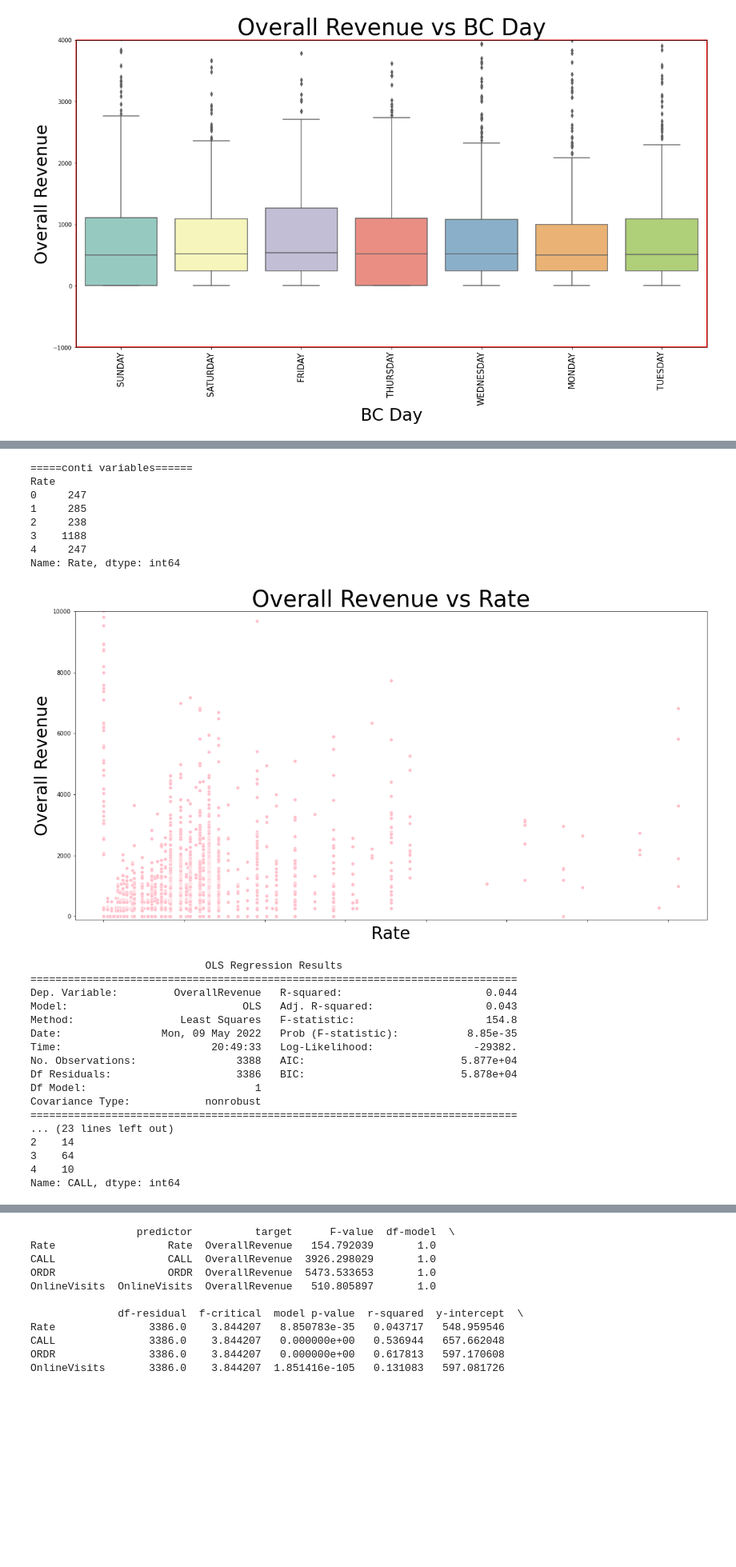
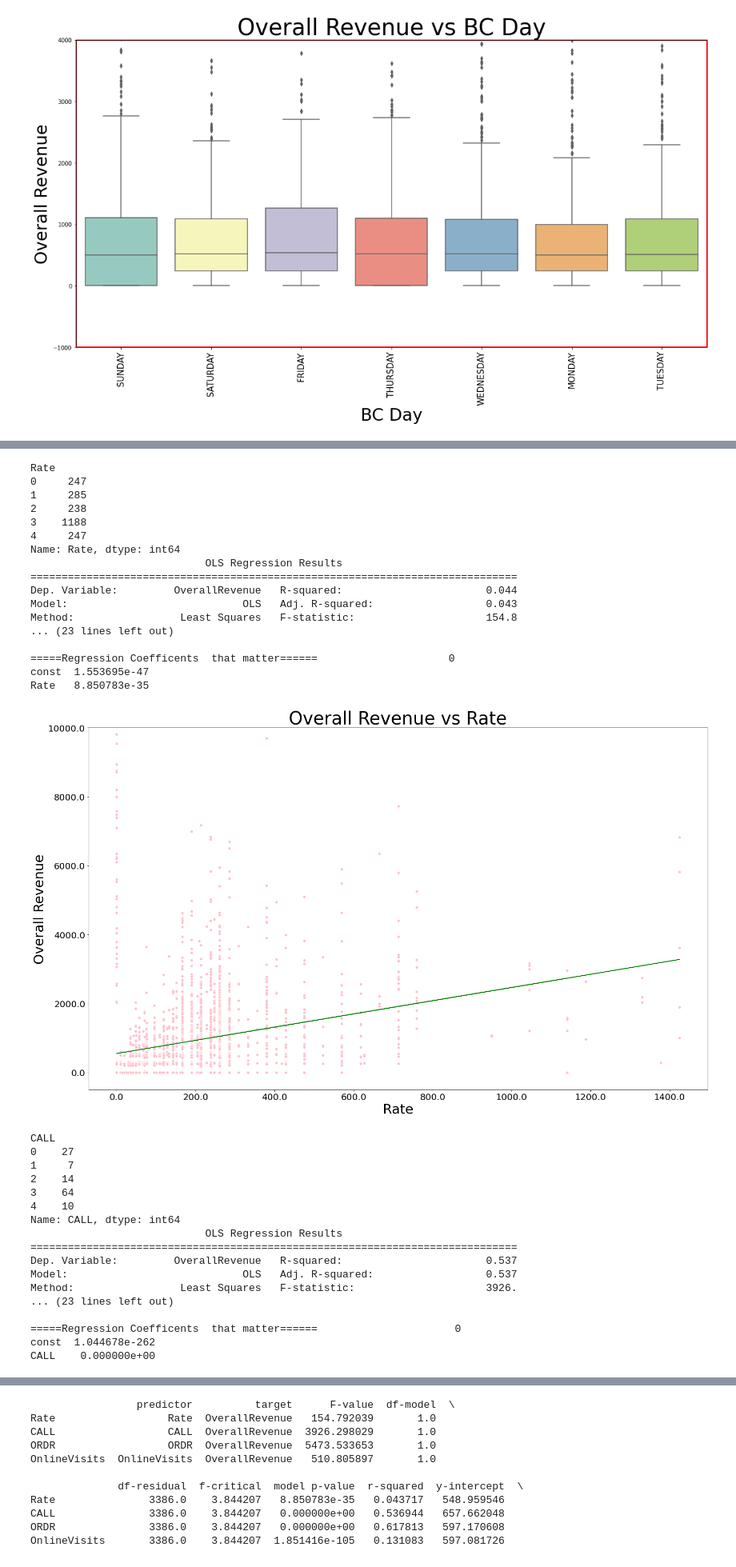
Before and after one commit to sjosephnyc1987/public_ipython_Notebooks, a Jupyter notebook: Gazelle_Glider_Analysis.ipynb, the cells around one changed output, grey strips where cells are left out. Shown at 80% size. Cells and saved outputs as stored; diff of their text form; code cells hidden in the pictures; blank space fills up the shorter version.

```diff
--- a/Gazelle_Glider_Analysis.ipynb
+++ b/Gazelle_Glider_Analysis.ipynb
@@ -48,28 +50,11 @@ sdsdacasda
 # %%
-#----continueous varaibles regression
-
-print("\n=====conti variables======  ")
-
 for key,value in continueous.items():
     print(value)
     print(df2[value].head())
 
-    plt.figure(figsize = (20,10))
-    #sns.color_palette("mako")
-    ax3 = sns.scatterplot(x=df2[value], y=df2["OverallRevenue"], data=df2, color = key)
-    strTitle = "Overall Revenue vs " +  value
-    ax3.set_title(strTitle ,fontsize = 40)
-    ax3.set_xlabel(value,fontsize=30)
-    ax3.set_ylabel("Overall Revenue",fontsize=30)
-    ax3.set_ylim(-100, 10000)
-    ax3.set_xticklabels(ax3.get_xticklabels(),rotation = 90,fontsize =15)
-    plt.show()
-
     #-------------- REGRESSION ---------------------
 
     X1 = df2[value]
-
-    #X1 = pd.to_datetime(df2["Time"])
 
     Y = df2["OverallRevenue"]
 
@@ -91,49 +76,80 @@ for key,value in continueous.items():
 
     if (fvalue2 > f_critical2):
         print("\n\nwoohoo !! reject null hypothsis ! let's keep truckin !!!")
     else:
          print("!!!!!! DEATH !!!!!!!")
 
 
     #lets' find the p-values that matter
     pvdataframe2 = pd.DataFrame(results2.pvalues)
     pvdataframe2 = pvdataframe2[pvdataframe2[0] < 0.05]
     print("\n=====Regression Coefficents  that matter======  ", pvdataframe2)
 
     #------standard error from the model
     std_error_model = np.sqrt(results2.scale)
 
 
     #updating the regression results dataframe
 
     regression_results.loc[value] = [value,"OverallRevenue",fvalue2,dfn_value2,dfd_value2 ,
                                      f_critical2, results2.f_pvalue, results2.rsquared,
                                      results2.params[0] ,results2.params[1], results2.pvalues[0]
                                      ,results2.pvalues[1], std_error_model]
+
+    intercept = results2.params[0]
+    slope = results2.params[1]
+
+    y_predicted = intercept + (slope * X1)
+
+
+    plt.figure(figsize = (25,15))
+    #sns.color_palette("mako")
+    ax3 = sns.scatterplot(x=df2[value], y=df2["OverallRevenue"], data=df2, color = key)
+    strTitle = "Overall Revenue vs " +  value
+    ax3.set_title(strTitle ,fontsize = 40)
+    ax3.set_xlabel(value,fontsize=30)
+    ax3.set_ylabel("Overall Revenue",fontsize=30)
+    ax3.set_ylim(-500, 10000)
+    xlabels = ax3.get_xticks().tolist()
+    ylabels = ax3.get_yticks().tolist()
+    ax3.set_xticklabels(xlabels,fontsize =20)
+    ax3.set_yticklabels(ylabels,fontsize =20)
+    ax3.plot(X1,y_predicted, color="green",label = "fitted line")
+
+    plt.show()
 # %% [output]
-=====conti variables======
 Rate
 0     247
 1     285
 2     238
 3    1188
 4     247
 Name: Rate, dtype: int64
+                            OLS Regression Results
+==============================================================================
+Dep. Variable:         OverallRevenue   R-squared:                       0.044
+Model:                            OLS   Adj. R-squared:                  0.043
+Method:                 Least Squares   F-statistic:                     154.8
+... (23 lines left out)
+
+=====Regression Coefficents  that matter======                     0
+const  1.553695e-47
+Rate   8.850783e-35
-[figure, old version]
+[figure, new version]
-                            OLS Regression Results
-==============================================================================
-Dep. Variable:         OverallRevenue   R-squared:                       0.044
-Model:                            OLS   Adj. R-squared:                  0.043
-Method:                 Least Squares   F-statistic:                     154.8
-Date:                Mon, 09 May 2022   Prob (F-statistic):           8.85e-35
-Time:                        20:49:33   Log-Likelihood:                -29382.
-No. Observations:                3388   AIC:                         5.877e+04
-Df Residuals:                    3386   BIC:                         5.878e+04
-Df Model:                           1
-Covariance Type:            nonrobust
-==============================================================================
-... (23 lines left out)
+CALL
+0    27
+1     7
 2    14
 3    64
 4    10
 Name: CALL, dtype: int64
+                            OLS Regression Results
+==============================================================================
+Dep. Variable:         OverallRevenue   R-squared:                       0.537
+Model:                            OLS   Adj. R-squared:                  0.537
+Method:                 Least Squares   F-statistic:                     3926.
+... (23 lines left out)
+
+=====Regression Coefficents  that matter======                      0
+const  1.044678e-262
+CALL    0.000000e+00
```
Also changed, not shown: parts of 9 cells of this notebook.
